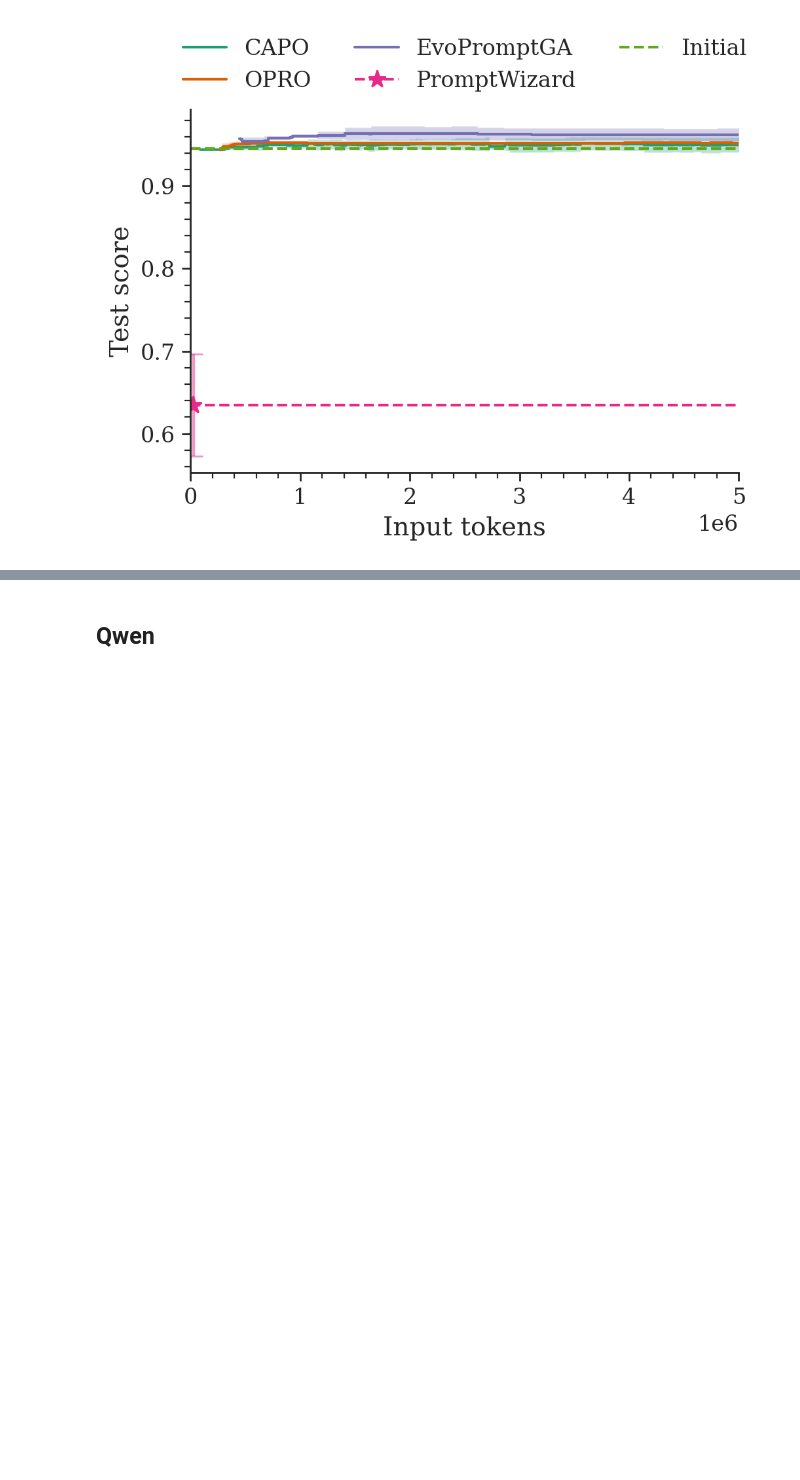
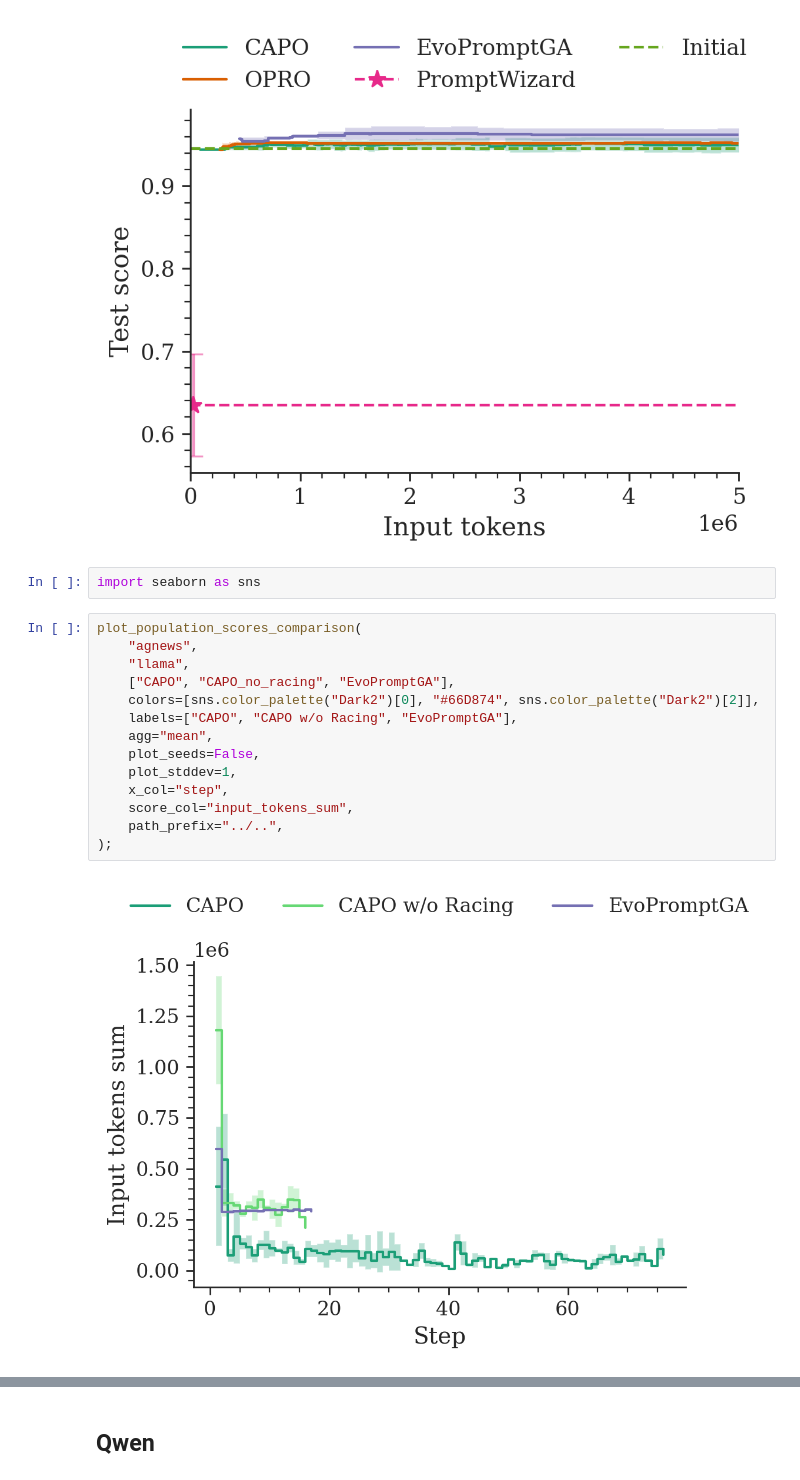
Before and after one commit to finitearth/capo, a Jupyter notebook: notebooks/paper_visualization/benchmarking_visualization.ipynb, the cells around one changed output, grey strips where cells are left out. Drawn from its saved outputs; the diff is of its cells as text; blank space fills up the shorter version.

```diff
--- a/notebooks/paper_visualization/benchmarking_visualization.ipynb
+++ b/notebooks/paper_visualization/benchmarking_visualization.ipynb
@@ -117,5 +117,23 @@ plot_population_scores_comparison(
 );
 # %% [output]
 [figure]
+# %%
+import seaborn as sns
+# %%
+plot_population_scores_comparison(
+    "agnews",
+    "llama",
+    ["CAPO", "CAPO_no_racing", "EvoPromptGA"],
+    colors=[sns.color_palette("Dark2")[0], "#66D874", sns.color_palette("Dark2")[2]],
+    labels=["CAPO", "CAPO w/o Racing", "EvoPromptGA"],
+    agg="mean",
+    plot_seeds=False,
+    plot_stddev=1,
+    x_col="step",
+    score_col="input_tokens_sum",
+    path_prefix="../..",
+);
+# %% [output]
+[figure, added]
 # %%
 plot_population_scores_comparison(
```
Also changed, not shown: parts of 2 cells of this notebook, 2 other files.
